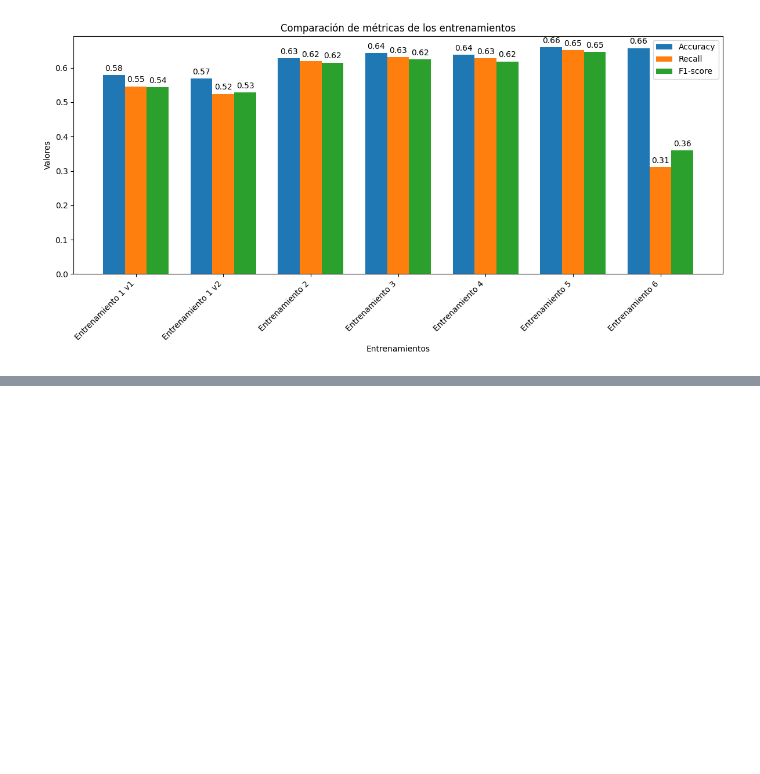
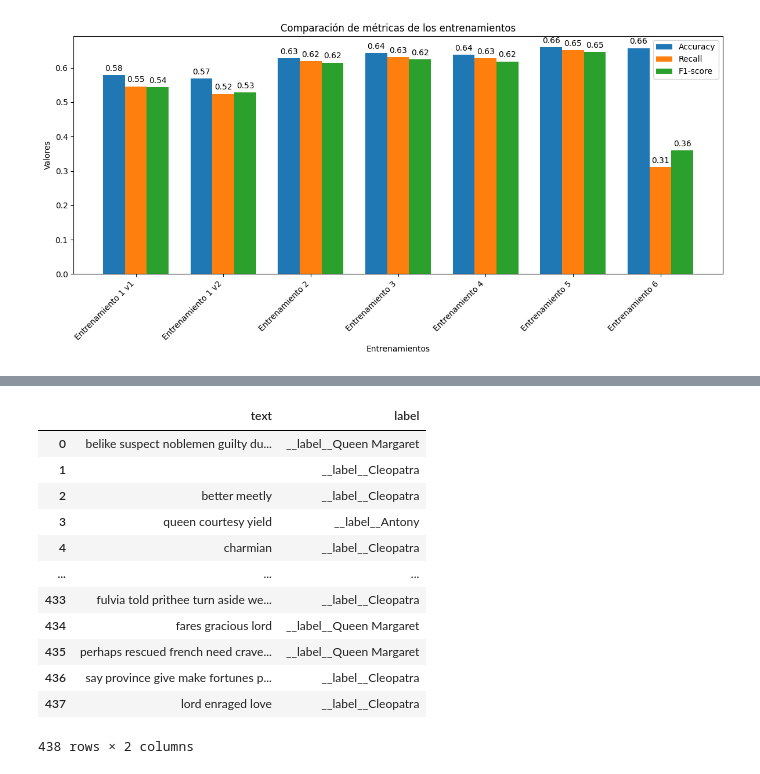
Before and after one commit to guidooooo/mcdaa-introCd, a Jupyter notebook: Tarea_2/Practico2-Entrenamientos.ipynb, the cells around one changed output, grey strips where cells are left out. Cells and saved outputs as stored; diff of their text form; code cells hidden in the pictures; blank space fills up the shorter version.

```diff
--- a/Tarea_2/Practico2-Entrenamientos.ipynb
+++ b/Tarea_2/Practico2-Entrenamientos.ipynb
@@ -1615,0 +1641,16 @@ f1-score en el conjunto de prueba: 0.35947712418300654
+# %%
+df_train
+# %% [output]
+|  | text | label |
+| 0 | belike suspect noblemen guilty du... | __label__Queen Margaret |
+| 1 |  | __label__Cleopatra |
+| 2 | better meetly | __label__Cleopatra |
+| 3 | queen courtesy yield | __label__Antony |
+| 4 | charmian | __label__Cleopatra |
+| ... | ... | ... |
+| 433 | fulvia told prithee turn aside we... | __label__Cleopatra |
+| 434 | fares gracious lord | __label__Queen Margaret |
+| 435 | perhaps rescued french need crave... | __label__Queen Margaret |
+| 436 | say province give make fortunes p... | __label__Cleopatra |
+| 437 | lord enraged love | __label__Cleopatra |
+438 rows × 2 columns
```
Also changed, not shown: parts of 8 cells of this notebook.
